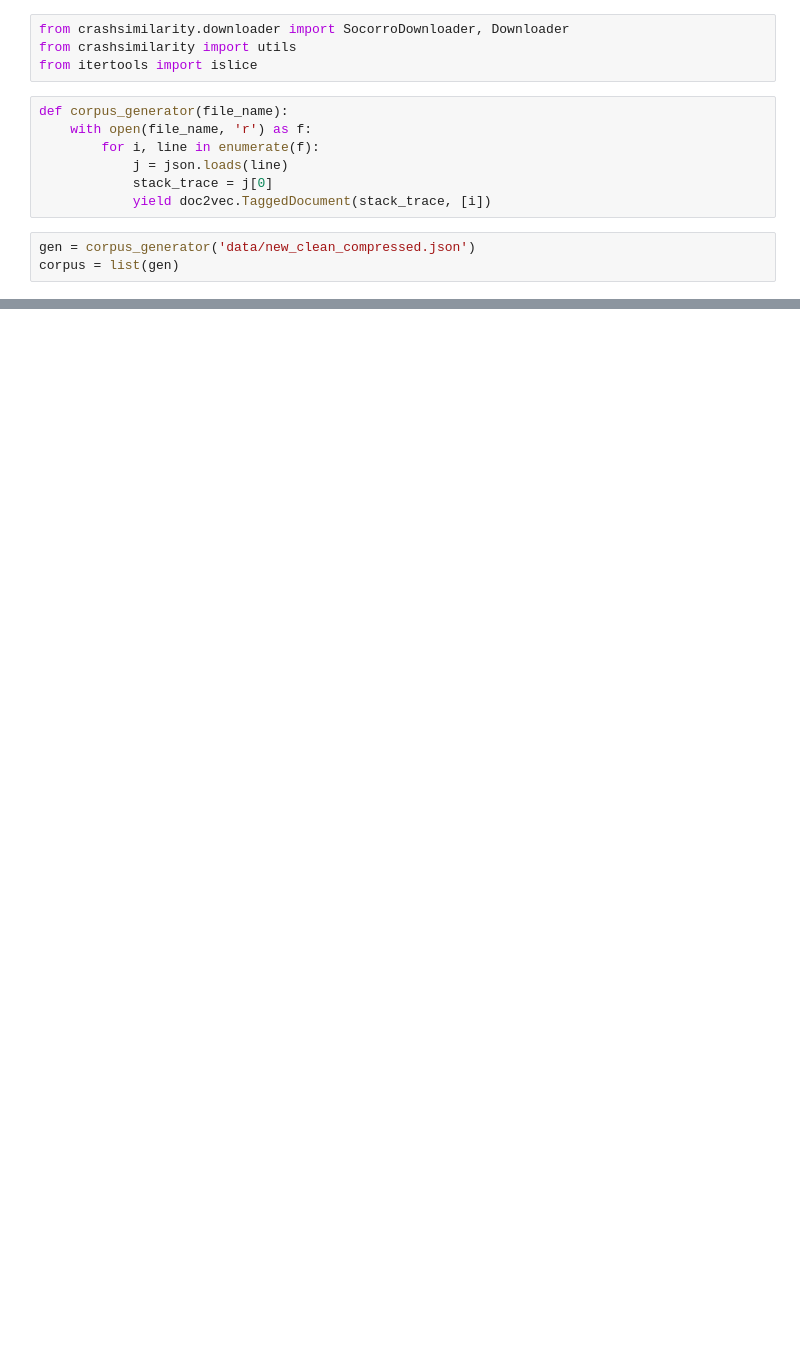
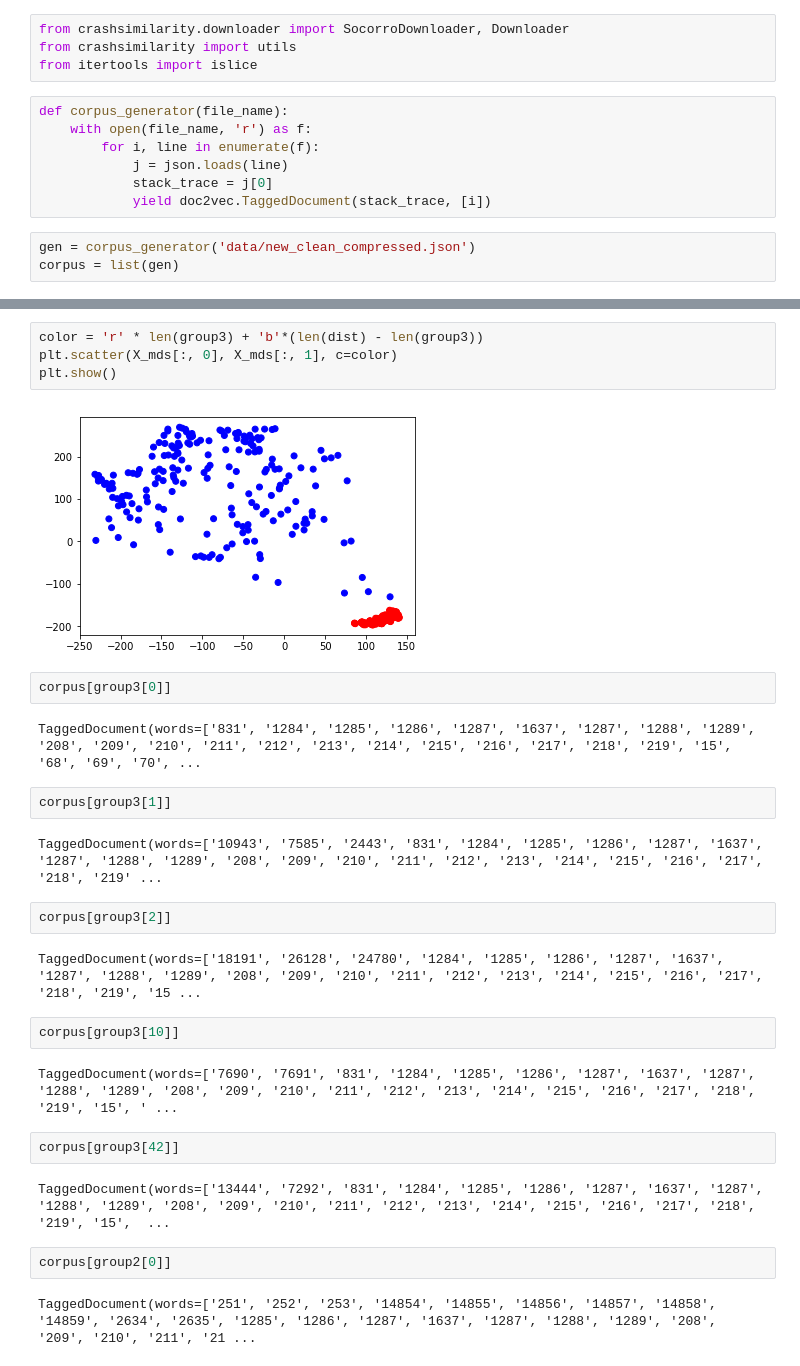
Before and after one commit to KirillTim/crashsimilarity, a Jupyter notebook: Sequence.ipynb, the cells around one changed output, grey strips where cells are left out. Cells and saved outputs as stored; diff of their text form; blank space fills up the shorter version.

```diff
--- a/Sequence.ipynb
+++ b/Sequence.ipynb
@@ -72,0 +162,30 @@ c_25.most_common(15)
+# %%
+color = 'r' * len(group3) + 'b'*(len(dist) - len(group3))
+plt.scatter(X_mds[:, 0], X_mds[:, 1], c=color)
+plt.show()
+# %% [output]
+[figure, added]
+# %%
+corpus[group3[0]]
+# %% [output]
+TaggedDocument(words=['831', '1284', '1285', '1286', '1287', '1637', '1287', '1288', '1289', '208', '209', '210', '211', '212', '213', '214', '215', '216', '217', '218', '219', '15', '68', '69', '70', ...
+# %%
+corpus[group3[1]]
+# %% [output]
+TaggedDocument(words=['10943', '7585', '2443', '831', '1284', '1285', '1286', '1287', '1637', '1287', '1288', '1289', '208', '209', '210', '211', '212', '213', '214', '215', '216', '217', '218', '219' ...
+# %%
+corpus[group3[2]]
+# %% [output]
+TaggedDocument(words=['18191', '26128', '24780', '1284', '1285', '1286', '1287', '1637', '1287', '1288', '1289', '208', '209', '210', '211', '212', '213', '214', '215', '216', '217', '218', '219', '15 ...
+# %%
+corpus[group3[10]]
+# %% [output]
+TaggedDocument(words=['7690', '7691', '831', '1284', '1285', '1286', '1287', '1637', '1287', '1288', '1289', '208', '209', '210', '211', '212', '213', '214', '215', '216', '217', '218', '219', '15', ' ...
+# %%
+corpus[group3[42]]
+# %% [output]
+TaggedDocument(words=['13444', '7292', '831', '1284', '1285', '1286', '1287', '1637', '1287', '1288', '1289', '208', '209', '210', '211', '212', '213', '214', '215', '216', '217', '218', '219', '15',  ...
+# %%
+corpus[group2[0]]
+# %% [output]
+TaggedDocument(words=['251', '252', '253', '14854', '14855', '14856', '14857', '14858', '14859', '2634', '2635', '1285', '1286', '1287', '1637', '1287', '1288', '1289', '208', '209', '210', '211', '21 ...
```
Also changed, not shown: parts of 16 cells of this notebook.
